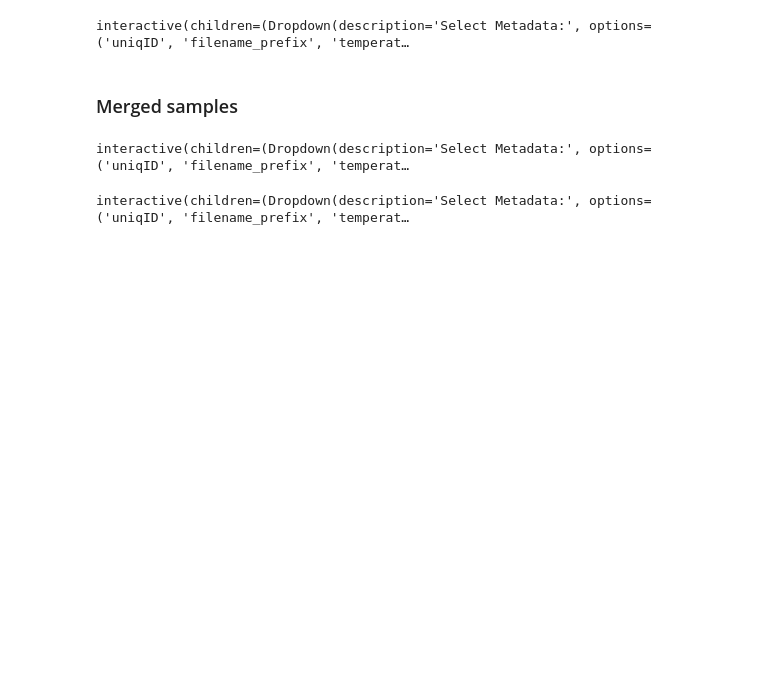
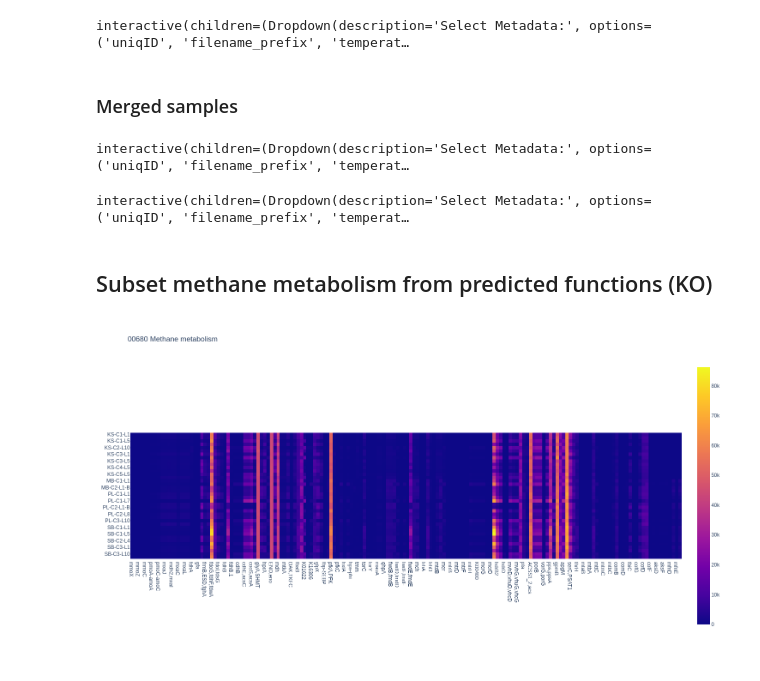
Before and after one commit to ZarulHanifah/bd8u8s, a Jupyter notebook: main.ipynb, the cells around one changed output. Saved outputs shown, nothing was run; the diff lists cells and outputs as text; code cells hidden in the pictures; blank space fills up the shorter version.

Commit message:
Looked into methane metabolism

```diff
--- a/main.ipynb
+++ b/main.ipynb
@@ -134,3 +134,12 @@ def update_color_bray_pca(selected_metadata):
 widgets.interactive(update_color_bray_pca, selected_metadata=metadata_dropdown_bray_pca)
 # %% [output]
 interactive(children=(Dropdown(description='Select Metadata:', options=('uniqID', 'filename_prefix', 'temperat…
+# %% [markdown]
+## Subset methane metabolism from predicted functions (KO)
+# %%
+sub_df = pd.read_csv("input_folder/subset_methane_metabolism.tsv", sep = "\t", index_col = 0)
+fig = px.imshow(sub_df, title = "00680 Methane metabolism")
+fig.update_layout(height = 800)
+fig.show()
+# %% [output]
+[figure, added]
```
Also changed, not shown: parts of 2 cells of this notebook, 1 other file.
